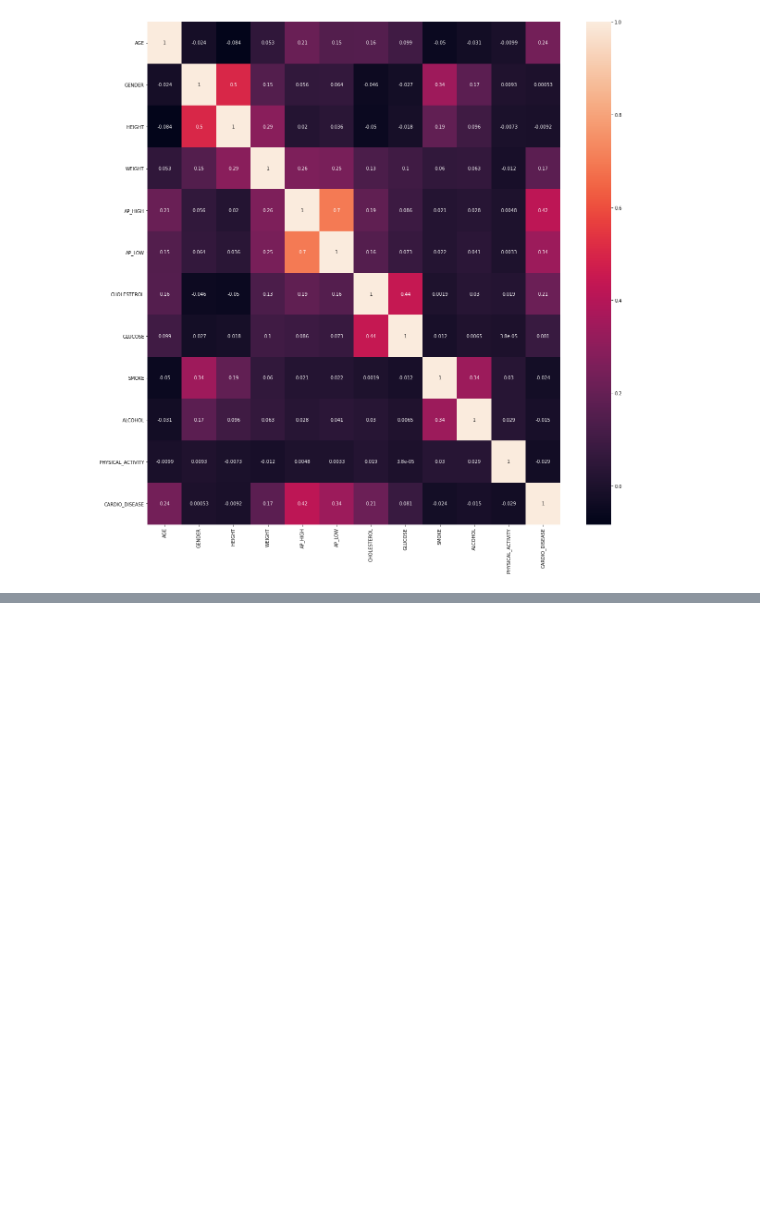
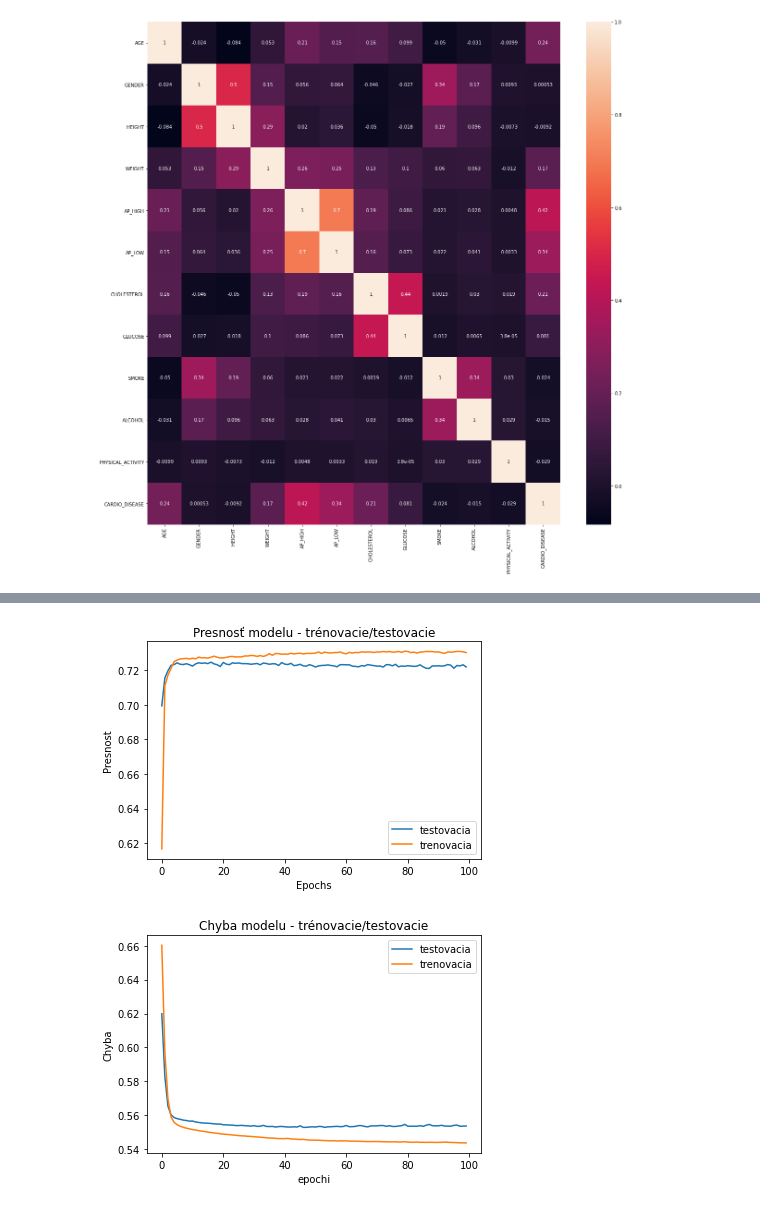
Before and after one commit to georgeob/Zigo_NS2021, a Jupyter notebook: zigo_projekt.ipynb, the cells around one changed output, grey strips where cells are left out. Saved outputs shown, nothing was run; the diff lists cells and outputs as text; code cells hidden in the pictures; blank space fills up the shorter version.

```diff
--- a/zigo_projekt.ipynb
+++ b/zigo_projekt.ipynb
@@ -108,3 +126,22 @@ validation accuracy: 72.44%
+# %%
+plt.plot(history.history['val_accuracy'])
+plt.plot(history.history['accuracy'])
+plt.title('Presnosť modelu - trénovacie/testovacie')
+plt.ylabel('Presnost')
+plt.xlabel('Epochs')
+plt.legend(['testovacia', 'trenovacia'])
+plt.show()
+
+plt.plot(history.history['val_loss'])
+plt.plot(history.history['loss'])
+plt.title('Chyba modelu - trénovacie/testovacie')
+plt.ylabel('Chyba')
+plt.xlabel('epochi')
+plt.legend(['testovacia', 'trenovacia'])
+plt.show()
+# %% [output]
+[figure, added]
+[figure, added]
 # %%
 def predikcia_vstupu(AGE, WEIGHT, AP_HIGH, AP_LOW, CHOLESTEROL):
     predict = pd.DataFrame({'AGE':int(AGE),
```
Also changed, not shown: parts of 7 cells of this notebook.
